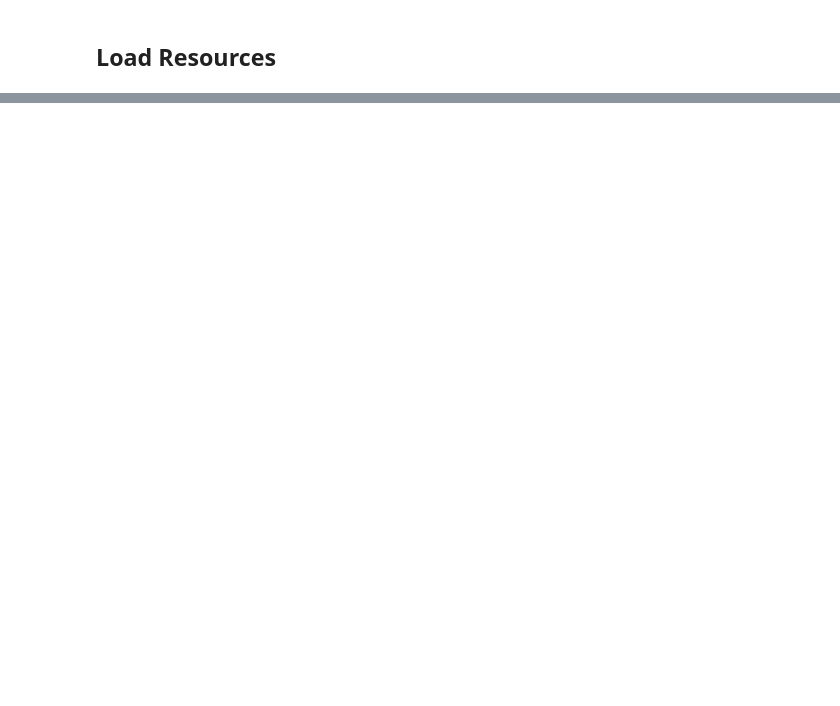
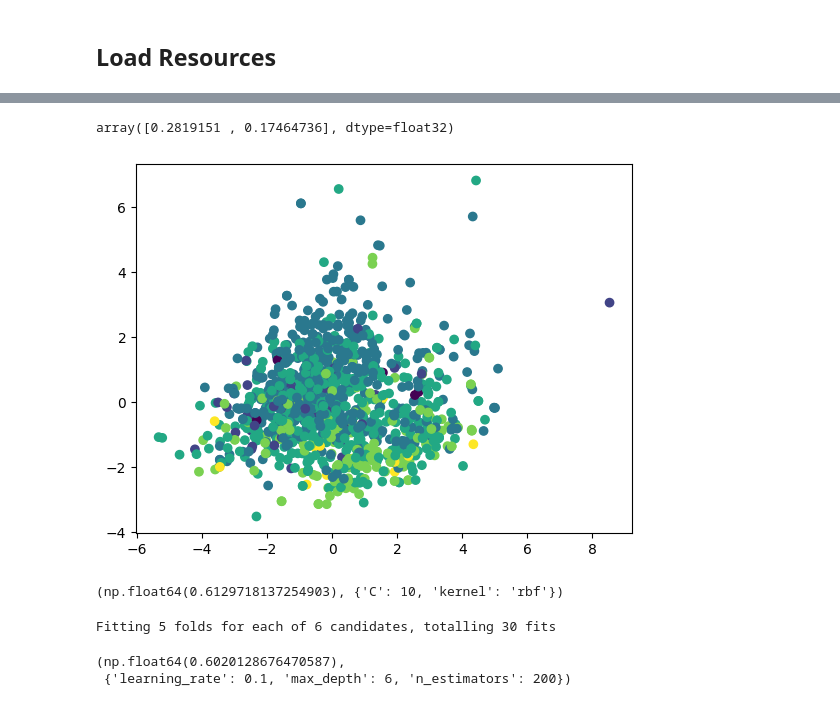
Before and after one commit to RayanKamarinchev/AI, a Jupyter notebook: IOAI_prep/hungary/2025/problem3.ipynb, the cells around one changed output, grey strips where cells are left out. Cells and saved outputs as stored; diff of their text form; code cells hidden in the pictures; blank space fills up the shorter version.

```diff
--- a/IOAI_prep/hungary/2025/problem3.ipynb
+++ b/IOAI_prep/hungary/2025/problem3.ipynb
@@ -87,5 +79,5 @@ torch.backends.cudnn.benchmark = False
 # %% [markdown]
 ## **Load Resources**
 # %%
-model = torch.jit.load('secret_model.pt')
-X_train, X_test_small, y_train, y_test_small = torch.load("data.pt")
+model = torch.jit.load('./data_classification3/secret_model.pt')
+X_train, X_test_small, y_train, y_test_small = torch.load("./data_classification3/data.pt")
@@ -101,0 +131,44 @@ You have reached the end of the task set - great work!
+# %%
+X_train, X_test_small, y_train, y_test_small = X_train.detach().numpy(), X_test_small.detach().numpy(), y_train.detach().numpy(), y_test_small.detach().numpy()
+# %%
+from sklearn.preprocessing import StandardScaler
+scaler = StandardScaler()
+X_train = scaler.fit_transform(X_train)
+X_test_small = scaler.transform(X_test_small)
+# %%
+from sklearn.decomposition import PCA
+pca = PCA(n_components=2)
+x_pca = pca.fit_transform(X_train)
+plt.scatter(x_pca[:, 0], x_pca[:, 1], c=y_train)
+pca.explained_variance_ratio_
+# %% [output]
+array([0.2819151 , 0.17464736], dtype=float32)
+[figure, added]
+# %%
+from sklearn.linear_model import LogisticRegression, SGDClassifier
+from sklearn.svm import SVC
+from xgboost import XGBClassifier, XGBRFClassifier
+from sklearn.model_selection import GridSearchCV
+
+grid_search = GridSearchCV(SVC(), {
+    'C': [0.1, 0.5, 1, 5, 10],
+    'kernel': ['linear', 'poly', 'rbf', 'sigmoid']
+})
+
+grid_search.fit(X_train, y_train)
+grid_search.best_score_, grid_search.best_params_
+# %% [output]
+(np.float64(0.6129718137254903), {'C': 10, 'kernel': 'rbf'})
+# %%
+grid_search = GridSearchCV(XGBClassifier(), {
+    'n_estimators': [100, 200],
+    'max_depth': [6],
+    'learning_rate': [0.01, 0.1, 0.05],
+}, verbose=1, cv=5)
+
+grid_search.fit(X_train, y_train)
+grid_search.best_score_, grid_search.best_params_
+# %% [output]
+Fitting 5 folds for each of 6 candidates, totalling 30 fits
+(np.float64(0.6020128676470587),
+ {'learning_rate': 0.1, 'max_depth': 6, 'n_estimators': 200})
```
Also changed, not shown: parts of 19 cells of this notebook, 1 other file.
